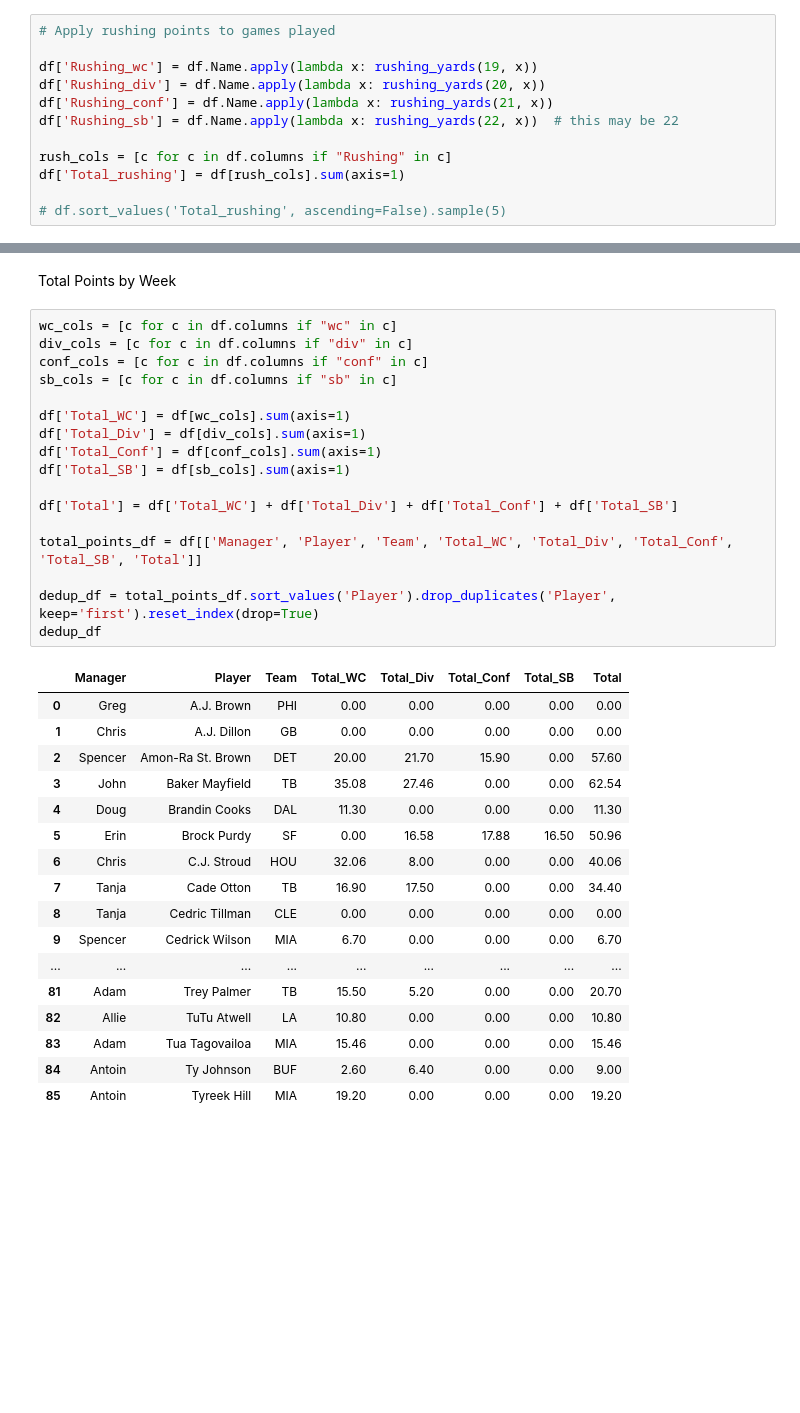
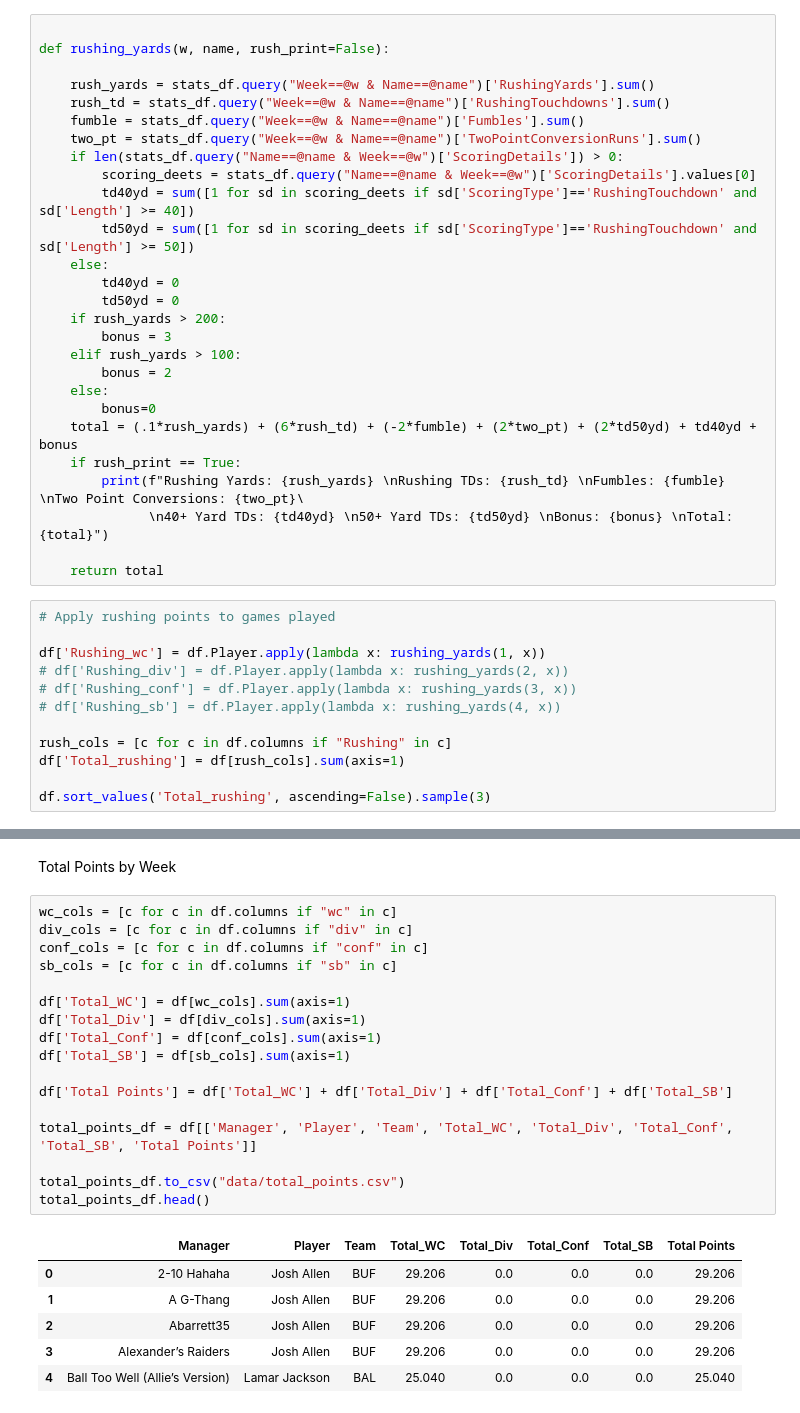
Before and after one commit to erincmurphy83/FFPE25, a Jupyter notebook: 0_data_cleaning.ipynb, the cells around one changed output, grey strips where cells are left out. Cells and saved outputs as stored; diff of their text form; blank space fills up the shorter version.

```diff
--- a/0_data_cleaning.ipynb
+++ b/0_data_cleaning.ipynb
@@ -308,12 +247,39 @@ def rushing_yards(w, name, rush_print=False):
+# %%
+
+def rushing_yards(w, name, rush_print=False):
+
+    rush_yards = stats_df.query("Week==@w & Name==@name")['RushingYards'].sum()
+    rush_td = stats_df.query("Week==@w & Name==@name")['RushingTouchdowns'].sum()
+    fumble = stats_df.query("Week==@w & Name==@name")['Fumbles'].sum()
+    two_pt = stats_df.query("Week==@w & Name==@name")['TwoPointConversionRuns'].sum()
+    if len(stats_df.query("Name==@name & Week==@w")['ScoringDetails']) > 0:
+        scoring_deets = stats_df.query("Name==@name & Week==@w")['ScoringDetails'].values[0]
+        td40yd = sum([1 for sd in scoring_deets if sd['ScoringType']=='RushingTouchdown' and sd['Length'] >= 40])
+        td50yd = sum([1 for sd in scoring_deets if sd['ScoringType']=='RushingTouchdown' and sd['Length'] >= 50])
+    else:
+        td40yd = 0
+        td50yd = 0
+    if rush_yards > 200:
+        bonus = 3
+    elif rush_yards > 100:
+        bonus = 2
+    else:
+        bonus=0
+    total = (.1*rush_yards) + (6*rush_td) + (-2*fumble) + (2*two_pt) + (2*td50yd) + td40yd + bonus
+    if rush_print == True:
+        print(f"Rushing Yards: {rush_yards} \nRushing TDs: {rush_td} \nFumbles: {fumble} \nTwo Point Conversions: {two_pt}\
+              \n40+ Yard TDs: {td40yd} \n50+ Yard TDs: {td50yd} \nBonus: {bonus} \nTotal: {total}")
+
+    return total
 # %%
 # Apply rushing points to games played
 
-df['Rushing_wc'] = df.Name.apply(lambda x: rushing_yards(19, x))
-df['Rushing_div'] = df.Name.apply(lambda x: rushing_yards(20, x))
-df['Rushing_conf'] = df.Name.apply(lambda x: rushing_yards(21, x))
-df['Rushing_sb'] = df.Name.apply(lambda x: rushing_yards(22, x))  # this may be 22
+df['Rushing_wc'] = df.Player.apply(lambda x: rushing_yards(1, x))
+# df['Rushing_div'] = df.Player.apply(lambda x: rushing_yards(2, x))
+# df['Rushing_conf'] = df.Player.apply(lambda x: rushing_yards(3, x))
+# df['Rushing_sb'] = df.Player.apply(lambda x: rushing_yards(4, x))
 
 rush_cols = [c for c in df.columns if "Rushing" in c]
 df['Total_rushing'] = df[rush_cols].sum(axis=1)
 
-# df.sort_values('Total_rushing', ascending=False).sample(5)
+df.sort_values('Total_rushing', ascending=False).sample(3)
@@ -322,35 +293,24 @@ Total Points by Week
 # %%
 wc_cols = [c for c in df.columns if "wc" in c]
 div_cols = [c for c in df.columns if "div" in c]
 conf_cols = [c for c in df.columns if "conf" in c]
 sb_cols = [c for c in df.columns if "sb" in c]
 
 df['Total_WC'] = df[wc_cols].sum(axis=1)
 df['Total_Div'] = df[div_cols].sum(axis=1)
 df['Total_Conf'] = df[conf_cols].sum(axis=1)
 df['Total_SB'] = df[sb_cols].sum(axis=1)
 
-df['Total'] = df['Total_WC'] + df['Total_Div'] + df['Total_Conf'] + df['Total_SB']
+df['Total Points'] = df['Total_WC'] + df['Total_Div'] + df['Total_Conf'] + df['Total_SB']
 
-total_points_df = df[['Manager', 'Player', 'Team', 'Total_WC', 'Total_Div', 'Total_Conf', 'Total_SB', 'Total']]
+total_points_df = df[['Manager', 'Player', 'Team', 'Total_WC', 'Total_Div', 'Total_Conf', 'Total_SB', 'Total Points']]
 
-dedup_df = total_points_df.sort_values('Player').drop_duplicates('Player', keep='first').reset_index(drop=True)
-dedup_df
+total_points_df.to_csv("data/total_points.csv")
+total_points_df.head()
 # %% [output]
-|  | Manager | Player | Team | Total_WC | Total_Div | Total_Conf | Total_SB | Total |
-| 0 | Greg | A.J. Brown | PHI | 0.00 | 0.00 | 0.00 | 0.00 | 0.00 |
-| 1 | Chris | A.J. Dillon | GB | 0.00 | 0.00 | 0.00 | 0.00 | 0.00 |
-| 2 | Spencer | Amon-Ra St. Brown | DET | 20.00 | 21.70 | 15.90 | 0.00 | 57.60 |
-| 3 | John | Baker Mayfield | TB | 35.08 | 27.46 | 0.00 | 0.00 | 62.54 |
-| 4 | Doug | Brandin Cooks | DAL | 11.30 | 0.00 | 0.00 | 0.00 | 11.30 |
-| 5 | Erin | Brock Purdy | SF | 0.00 | 16.58 | 17.88 | 16.50 | 50.96 |
-| 6 | Chris | C.J. Stroud | HOU | 32.06 | 8.00 | 0.00 | 0.00 | 40.06 |
-| 7 | Tanja | Cade Otton | TB | 16.90 | 17.50 | 0.00 | 0.00 | 34.40 |
-| 8 | Tanja | Cedric Tillman | CLE | 0.00 | 0.00 | 0.00 | 0.00 | 0.00 |
-| 9 | Spencer | Cedrick Wilson | MIA | 6.70 | 0.00 | 0.00 | 0.00 | 6.70 |
-| ... | ... | ... | ... | ... | ... | ... | ... | ... |
-| 81 | Adam | Trey Palmer | TB | 15.50 | 5.20 | 0.00 | 0.00 | 20.70 |
-| 82 | Allie | TuTu Atwell | LA | 10.80 | 0.00 | 0.00 | 0.00 | 10.80 |
-| 83 | Adam | Tua Tagovailoa | MIA | 15.46 | 0.00 | 0.00 | 0.00 | 15.46 |
-| 84 | Antoin | Ty Johnson | BUF | 2.60 | 6.40 | 0.00 | 0.00 | 9.00 |
-| 85 | Antoin | Tyreek Hill | MIA | 19.20 | 0.00 | 0.00 | 0.00 | 19.20 |
+|  | Manager | Player | Team | Total_WC | Total_Div | Total_Conf | Total_SB | Total Points |
+| 0 | 2-10 Hahaha | Josh Allen | BUF | 29.206 | 0.0 | 0.0 | 0.0 | 29.206 |
+| 1 | A G-Thang | Josh Allen | BUF | 29.206 | 0.0 | 0.0 | 0.0 | 29.206 |
+| 2 | Abarrett35 | Josh Allen | BUF | 29.206 | 0.0 | 0.0 | 0.0 | 29.206 |
+| 3 | Alexander’s Raiders | Josh Allen | BUF | 29.206 | 0.0 | 0.0 | 0.0 | 29.206 |
+| 4 | Ball Too Well (Allie’s Version) | Lamar Jackson | BAL | 25.040 | 0.0 | 0.0 | 0.0 | 25.040 |
```
Also changed, not shown: parts of 38 cells of this notebook.
